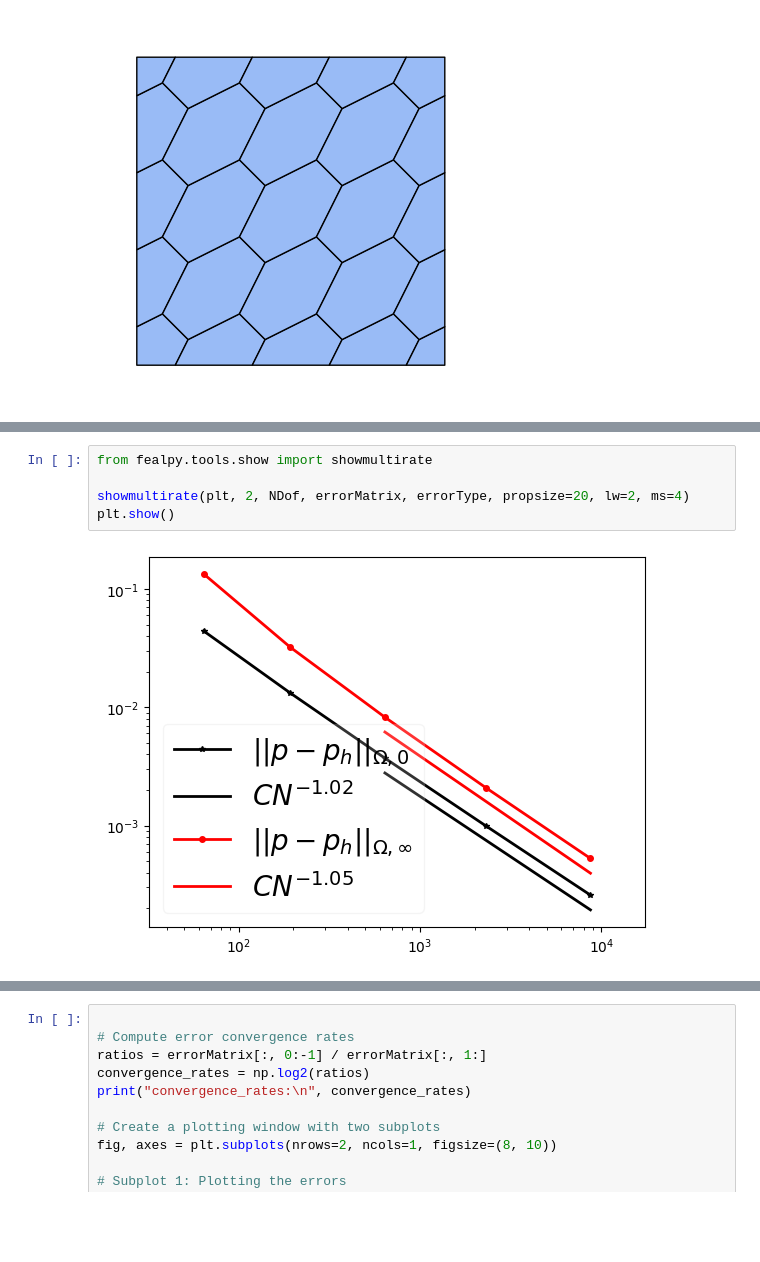
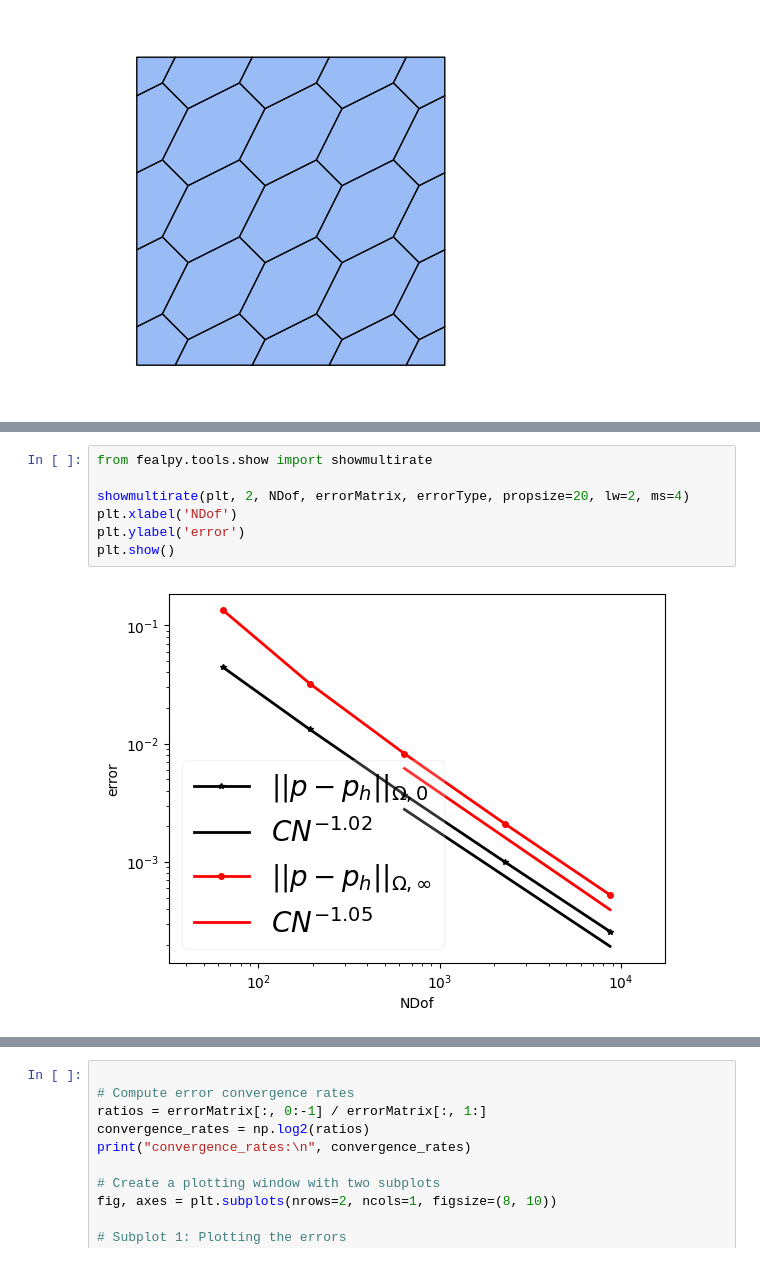
Before and after one commit to brighthe/hlthesis, a Jupyter notebook: mfdm/error_exp1_poisson_mfdm_primal.ipynb, the cells around one changed output, grey strips where cells are left out. Drawn from its saved outputs; the diff is of its cells as text; blank space fills up the shorter version.

```diff
--- a/mfdm/exp1_poisson_mfdm_primal.ipynb
+++ b/mfdm/error_exp1_poisson_mfdm_primal.ipynb
@@ -108,10 +107,12 @@ errorMatrix:
 # %%
 from fealpy.tools.show import showmultirate
 
 showmultirate(plt, 2, NDof, errorMatrix, errorType, propsize=20, lw=2, ms=4)
+plt.xlabel('NDof')
+plt.ylabel('error')
 plt.show()
 # %% [output]
-[figure, old version]
+[figure, new version]
 # %%
 h = 1 / (np.power(NDof, 1/2))
 showmultirate(plt, 2, h, errorMatrix,  errorType, propsize=20)
```
Also changed, not shown: parts of 3 cells of this notebook, 4 other files.
